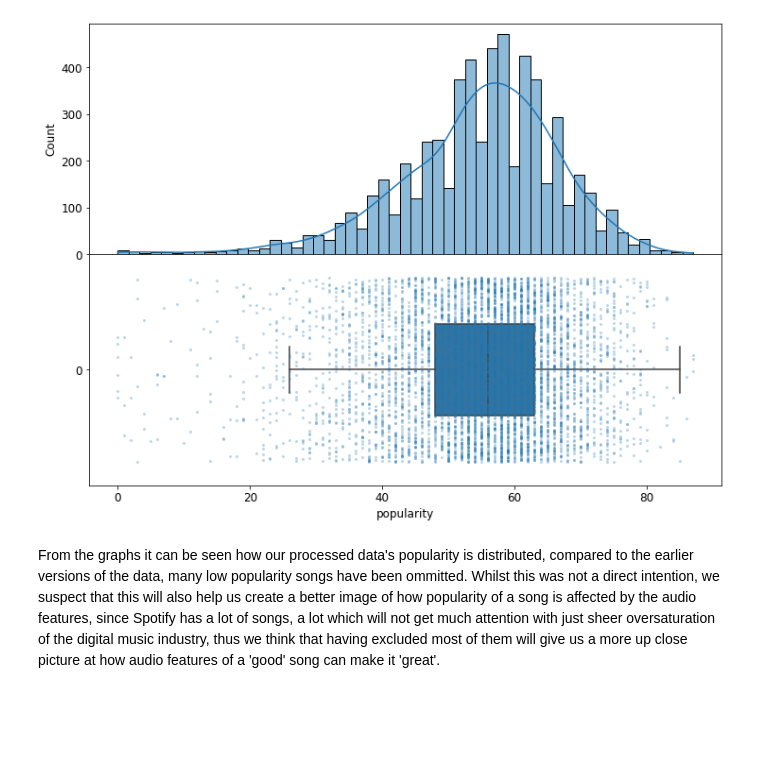
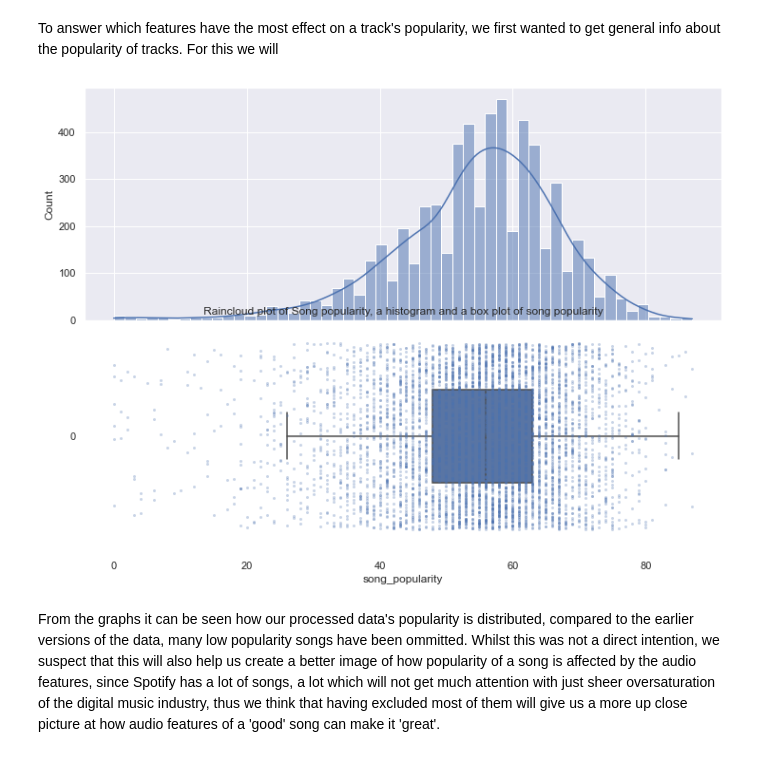
Before and after one commit to mahshidghaffari/Data_Madness, a Jupyter notebook: visual/EDA.ipynb, the cells around one changed output. Saved outputs shown, nothing was run; the diff lists cells and outputs as text; code cells hidden in the pictures; blank space fills up the shorter version.

```diff
--- a/visual/EDA.ipynb
+++ b/visual/EDA.ipynb
@@ -11,7 +16,7 @@ from pandas.api.types import CategoricalDtype
 %matplotlib inline
 import matplotlib.pyplot as plt
 import seaborn as sns
-
+sns.set_theme(style="darkgrid")
 from sklearn import linear_model as lm
 from sklearn.model_selection import train_test_split
 from sklearn.model_selection import KFold
@@ -44,39 +49,41 @@ data
 5858 rows × 27 columns
+# %% [markdown]
+To answer which features have the most effect on a track's popularity, we first wanted to get general info about the popularity of tracks. For this we will
 # %%
 #Taking inspiration from 2nd Clinic, we wanted to see check out raincloud plot
 fig, axs = plt.subplots(nrows=2)
 
 sns.histplot(
-    data['popularity'],
+    data['song_popularity'],
     kde=True,
     ax=axs[0]
 )
 
 sns.stripplot(
-    data['popularity'],
+    data['song_popularity'],
     orient='h',
     jitter=0.4,
     size=3,
     ax=axs[1],
     alpha=0.3
 )
 sns.boxplot(
-    data['popularity'],
+    data['song_popularity'],
     orient='h',
     width=0.4,
     ax=axs[1],
     showfliers=False,
 )
+plt.title("Raincloud plot of Song popularity, a histogram and a box plot of song popularity")
 
 
 
 # Put the two plots together
 plt.subplots_adjust(hspace=0)
-
 # Adjust boxplot fill to be white
 axs[1].set_facecolor('white')
 # %% [output]
-[figure, old version]
+[figure, new version]
 # %% [markdown]
 From the graphs it can be seen how our processed data's popularity is distributed, compared to the earlier versions of the data, many low popularity songs have been ommitted. Whilst this was not a direct intention, we suspect that this will also help us create a better image of how popularity of a song is affected by the audio features, since Spotify has a lot of songs, a lot which will not get much attention with just sheer oversaturation of the digital music industry, thus we think that having excluded most of them will give us a more up close picture at how audio features of a 'good' song can make it 'great'.
 # %%
```
Also changed, not shown: parts of 13 cells of this notebook, 9 other files.
